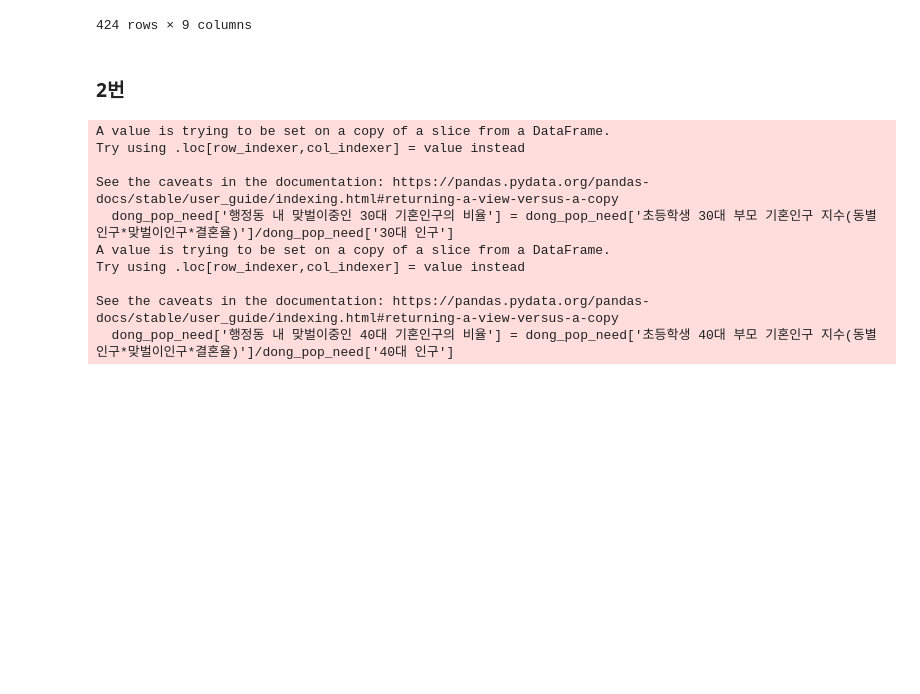
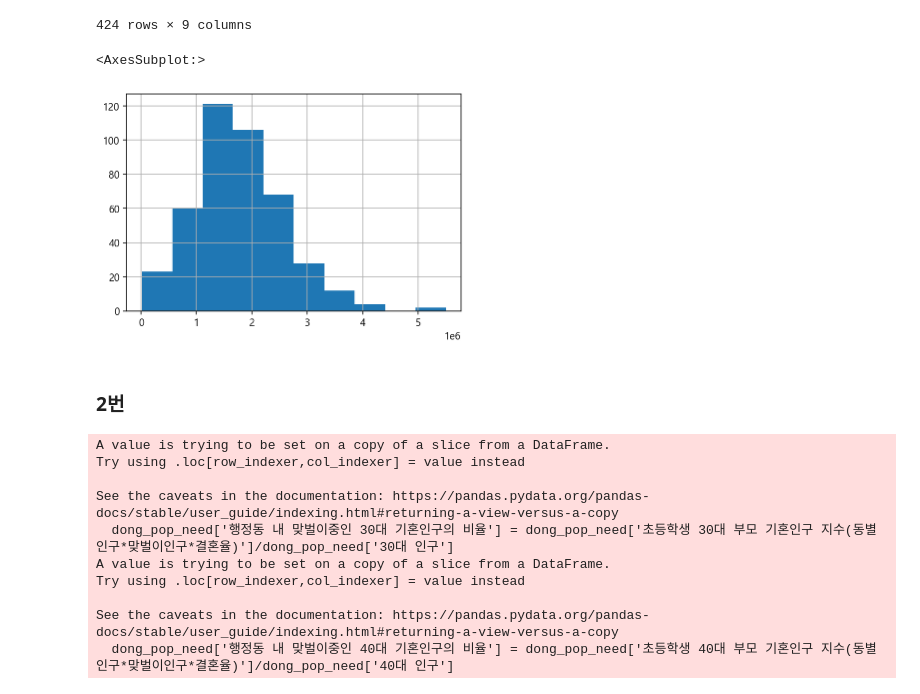
Before and after one commit to gyuholee94/seoul_contest, a Jupyter notebook: 규호_맞벌이가정추측.ipynb, the cells around one changed output. Cells and saved outputs as stored; diff of their text form; code cells hidden in the pictures; blank space fills up the shorter version.

```diff
--- a/규호_맞벌이가정추측.ipynb
+++ b/규호_맞벌이가정추측.ipynb
@@ -839,6 +855,11 @@ See the caveats in the documentation: https://pandas.pydata.org/pandas-docs/stab
 | 422 | 1165062000 | 방배3동 | 1617 | 3049 | 3351 | 2908746 | 5545905 | ... |
 | 423 | 1156067000 | 신길5동 | 747 | 1603 | 1659 | 1529262 | 2745645 | ... |
 424 rows × 9 columns
+# %%
+dong_pop_need['초등학생 30대 부모 기혼인구 지수(동별인구*맞벌이인구*결혼율)'].hist()
+# %% [output]
+<AxesSubplot:>
+[figure, added]
 # %% [markdown]
 ### 2번
 # %%
```
Also changed, not shown: parts of 3 cells of this notebook, 1 other file.
